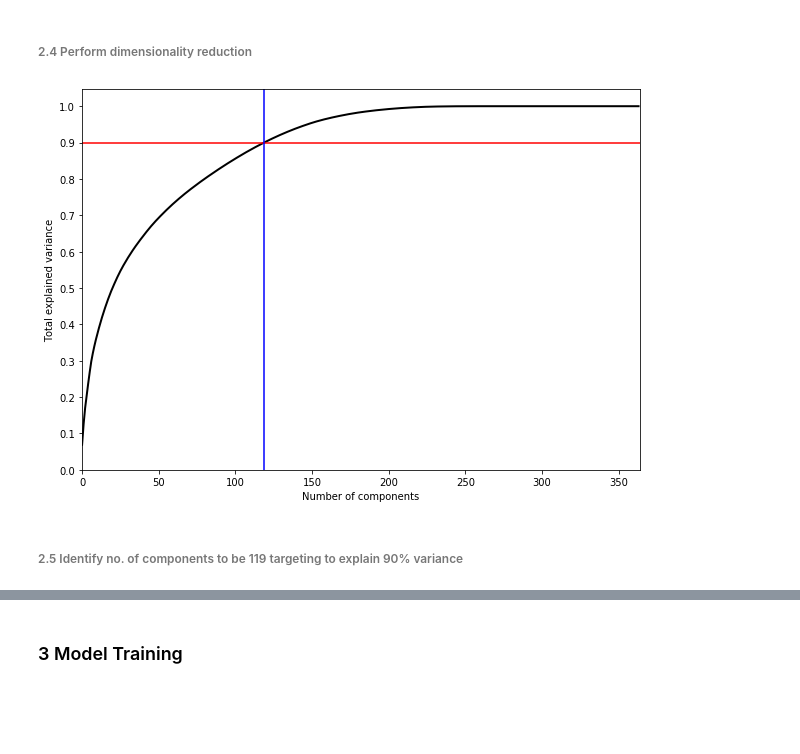
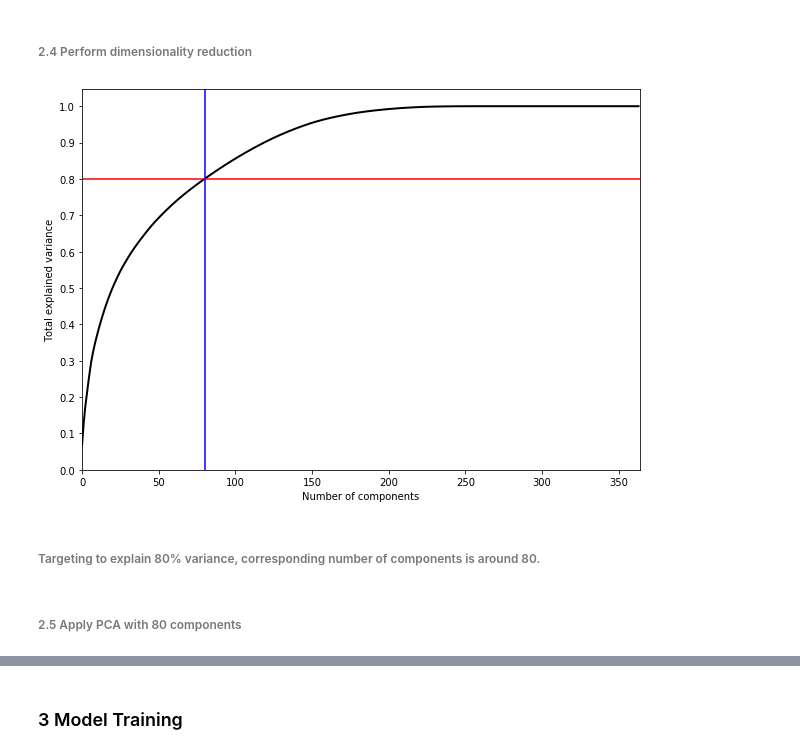
Before and after one commit to elismi/SimpliLearn, a Jupyter notebook: PGP AI/Course 4 - Machine Learning/Project 1 - Mercedes-Benz Greener Manufacturing/Project 1 - Mercedes-Benz Greener Manufacturing.ipynb, the cells around one changed output, grey strips where cells are left out. Cells and saved outputs as stored; diff of their text form; code cells hidden in the pictures; blank space fills up the shorter version.

```diff
--- a/PGP AI/Course 4 - Machine Learning/Project 1 - Mercedes-Benz Greener Manufacturing/Project 1 - Mercedes-Benz Greener Manufacturing.ipynb
+++ b/PGP AI/Course 4 - Machine Learning/Project 1 - Mercedes-Benz Greener Manufacturing/Project 1 - Mercedes-Benz Greener Manufacturing.ipynb
@@ -228,23 +206,25 @@ pca = PCA().fit(arr_x_train_scaled)
 # %%
 import matplotlib.pyplot as plt
 import numpy as np
 # Visualize Variance by new Dimensions
 plt.figure(figsize=(10,7))
 
 plt.plot(np.cumsum(pca.explained_variance_ratio_), color='k', lw=2)
 
 plt.xlabel('Number of components')
 plt.ylabel('Total explained variance')
 
 plt.xlim(0, 364)
 plt.yticks(np.arange(0, 1.1, 0.1))
 
-plt.axhline(0.9, c='r')
-plt.axvline(119, c='b')
+plt.axhline(0.8, c='r')
+plt.axvline(80, c='b')
 
 plt.show()
 # %% [output]
-[figure, old version]
+[figure, new version]
-# %% [markdown]
-###### 2.5 Identify no. of components to be 119 targeting to explain 90% variance
+# %% [markdown]
+###### Targeting to explain 80% variance, corresponding number of components is around 80.
+# %% [markdown]
+###### 2.5 Apply PCA with 80 components
 # %%
```
Also changed, not shown: parts of 42 cells of this notebook.
